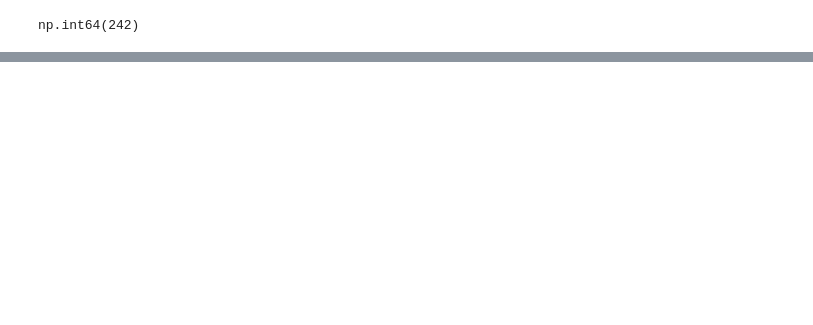
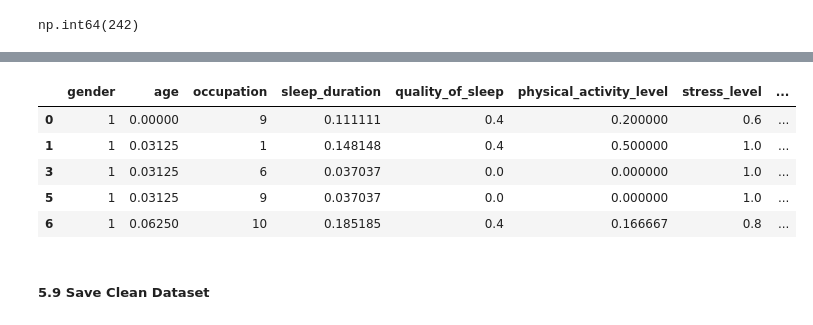
Before and after one commit to mellisadmyn/Eksperimen_SML_Mellisa, a Jupyter notebook: preprocessing/Eksperimen_Mellisa.ipynb, the cells around one changed output, grey strips where cells are left out. Saved outputs shown, nothing was run; the diff lists cells and outputs as text; code cells hidden in the pictures; blank space fills up the shorter version.

```diff
--- a/preprocessing/Eksperimen_Mellisa.ipynb
+++ b/preprocessing/Eksperimen_Mellisa.ipynb
@@ -551,3 +679,14 @@ memory usage: 14.0+ KB
+# %%
+data_clean.head()
+# %% [output]
+|  | gender | age | occupation | sleep_duration | quality_of_sleep | physical_activity_level | stress_level | ... |
+| 0 | 1 | 0.00000 | 9 | 0.111111 | 0.4 | 0.200000 | 0.6 | ... |
+| 1 | 1 | 0.03125 | 1 | 0.148148 | 0.4 | 0.500000 | 1.0 | ... |
+| 3 | 1 | 0.03125 | 6 | 0.037037 | 0.0 | 0.000000 | 1.0 | ... |
+| 5 | 1 | 0.03125 | 9 | 0.037037 | 0.0 | 0.000000 | 1.0 | ... |
+| 6 | 1 | 0.06250 | 10 | 0.185185 | 0.4 | 0.166667 | 0.8 | ... |
+# %% [markdown]
+##### **5.9 Save Clean Dataset**
 # %%
 data_clean
 # %% [output]
```
Also changed, not shown: parts of 21 cells of this notebook.
